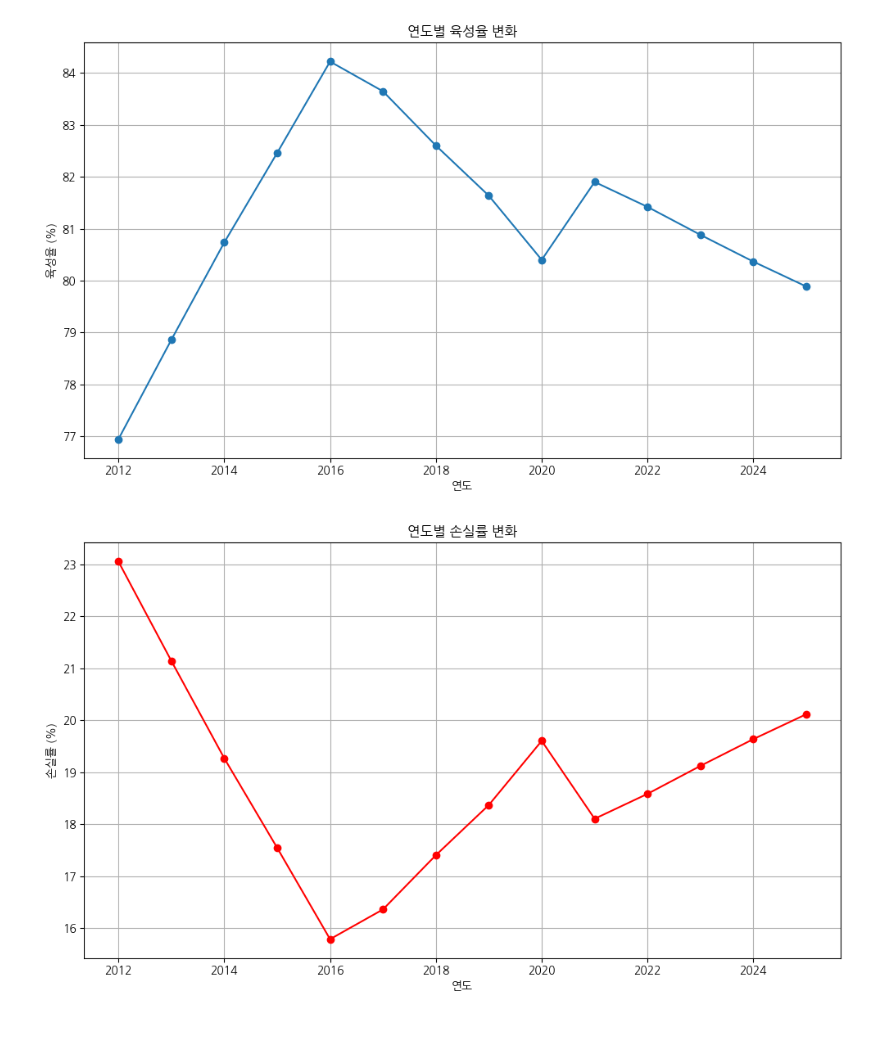
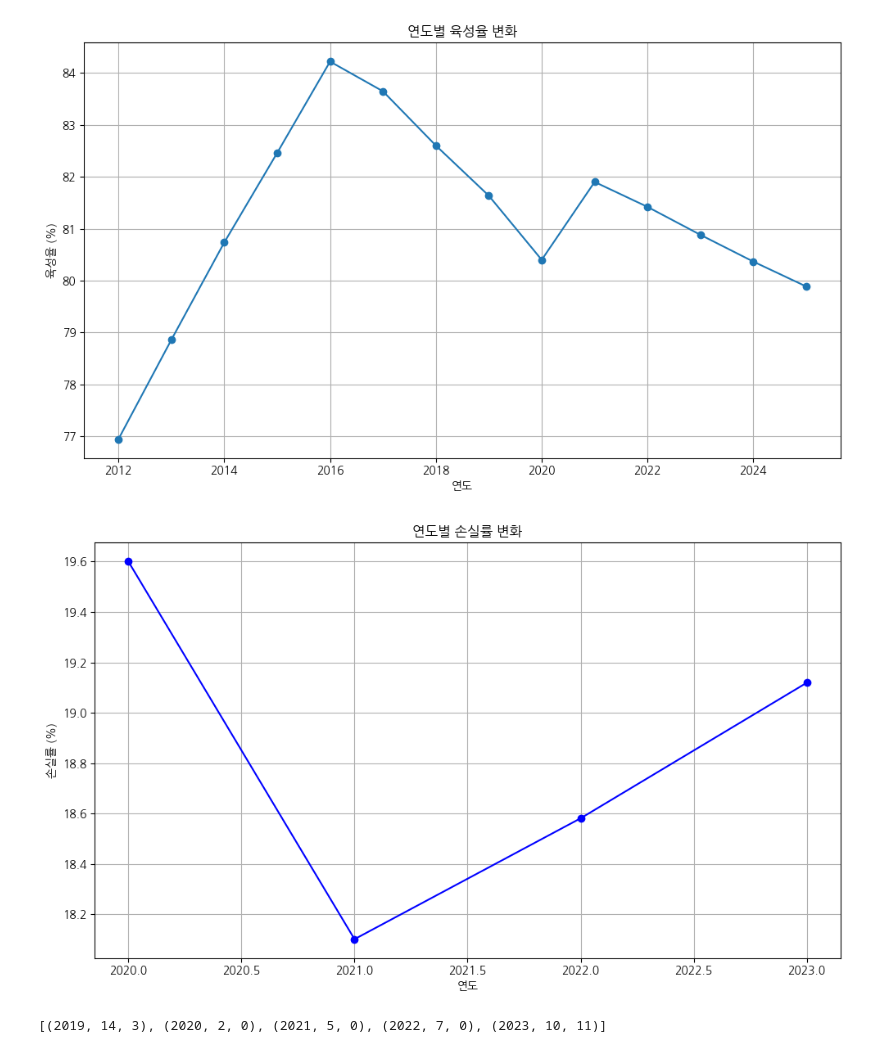
Before and after one commit to leesh0806/pig-management, a Jupyter notebook: analysis/pig_prophet_msy.ipynb, the cells around one changed output. Cells and saved outputs as stored; diff of their text form; code cells hidden in the pictures.

```diff
--- a/analysis/pig_prophet_msy.ipynb
+++ b/analysis/pig_prophet_msy.ipynb
@@ -124,7 +116,7 @@ forecast_iyu.to_csv('../data/pigmom_data/forecast_iyu.csv', index=False)
 # %%
 import pandas as pd
 # %%
-forecast_san = pd.read_csv("../data/pigmom_data/forecast_san.csv")
+forecast_san = pd.read_csv("../data/forecast_san.csv")
 forecast_san
 # %% [output]
 |  | ds | trend | yhat_lower | yhat_upper | trend_lower | trend_upper | additive_terms | ... |
@@ -141,7 +133,7 @@ forecast_san
 | 4804 | 2025-12-30 | 15.125976 | 11.901514 | 18.718857 | 13.972341 | 16.330181 | 0.051438 | ... |
 4805 rows × 19 columns
 # %%
-forecast_iyu = pd.read_csv("../data/pigmom_data/forecast_iyu.csv")
+forecast_iyu = pd.read_csv("../data/forecast_iyu.csv")
 forecast_iyu
 # %% [output]
 |  | ds | trend | yhat_lower | yhat_upper | trend_lower | trend_upper | additive_terms | ... |
@@ -368,16 +360,24 @@ plt.show()
 # %%
 # 손실률 계산 및 추가
 merged_df['손실률(%)'] = 100 - merged_df['육성율(%)']
 
 # 그래프 그리기
 plt.figure(figsize=(10, 6))
-plt.plot(merged_df['year'], merged_df['손실률(%)'], marker='o', color = 'red')
+merged_df_filtered = merged_df[merged_df['year'] >= 2020][merged_df['year'] <= 2023]
+plt.plot(merged_df_filtered['year'], merged_df_filtered['손실률(%)'], marker='o', color='blue')
 plt.title('연도별 손실률 변화')
 plt.xlabel('연도')
 plt.ylabel('손실률 (%)')
 plt.grid(True)
 plt.tight_layout()
 plt.savefig('plot_image11.png', dpi=300, bbox_inches='tight', facecolor='white')
 plt.show()
 # %% [output]
-[figure, old version]
+[figure, new version]
+# %%
+cur.execute("SELECT * FROM disease_number")
+
+disease_number_result = cur.fetchall()
+disease_number_result
+# %% [output]
+[(2019, 14, 3), (2020, 2, 0), (2021, 5, 0), (2022, 7, 0), (2023, 10, 11)]
```
Also changed, not shown: parts of 5 cells of this notebook, 2 other files.
